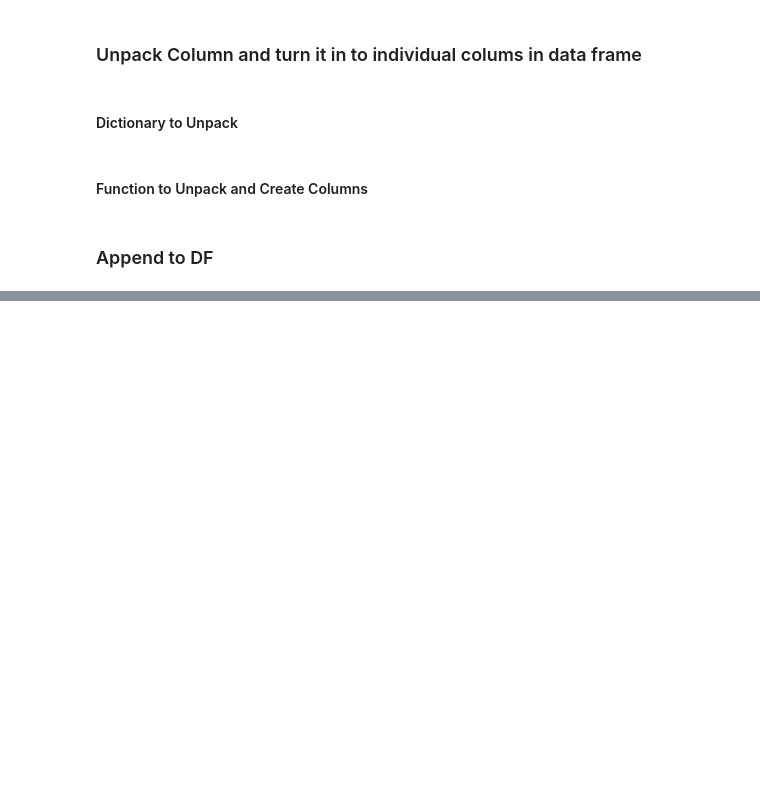
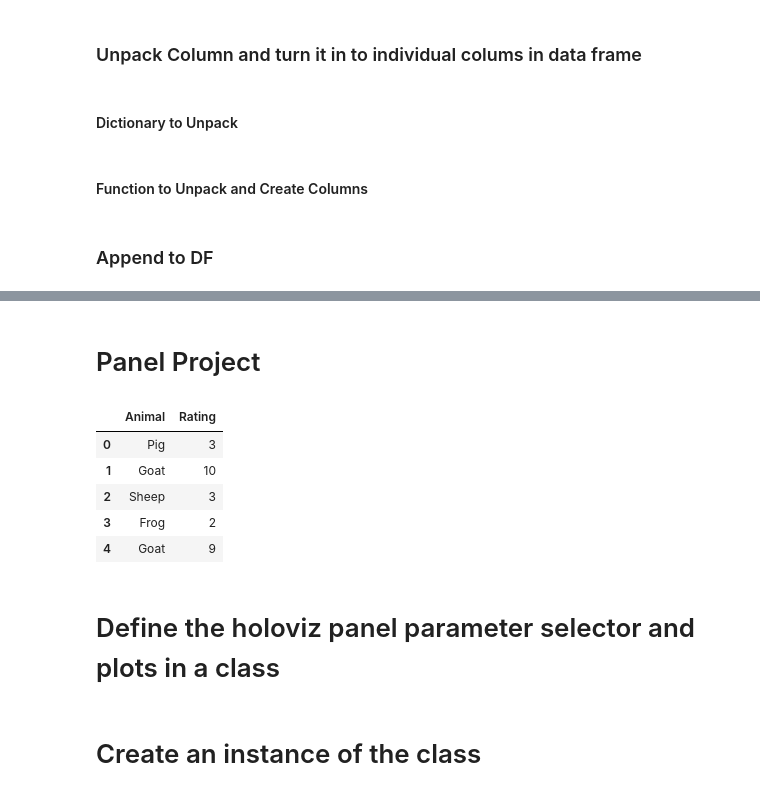
Before and after one commit to CSolitaire/climacell_project, a Jupyter notebook: Climacell API.ipynb, the cells around one changed output, grey strips where cells are left out. Drawn from its saved outputs; the diff is of its cells as text; code cells hidden in the pictures; blank space fills up the shorter version.

```diff
--- a/Climacell API.ipynb
+++ b/Climacell API.ipynb
@@ -273,0 +262,27 @@ df.tail(25)
+# %% [markdown]
+# Panel Project
+# %%
+import pandas as pd
+import param
+import numpy as np
+import matplotlib.pyplot as plt
+import seaborn as sns
+import panel as pn
+import hvplot as hv
+import warnings
+warnings.filterwarnings("ignore")
+
+# create a data set of animal ratings
+df = pd.DataFrame({'Animal':['Pig', 'Goat' ,'Sheep', 'Frog', 'Goat', 'Goat', 'Pig', 'Sheep', 'Octopus'],
+                   'Rating':[3, 10, 3, 2, 9, 10, 4, 1, 1]})
+
+df.head()
+# %% [output]
+|  | Animal | Rating |
+| 0 | Pig | 3 |
+| 1 | Goat | 10 |
+| 2 | Sheep | 3 |
+| 3 | Frog | 2 |
+| 4 | Goat | 9 |
+# %% [markdown]
+# Define the holoviz panel parameter selector and plots in a class
@@ -273,0 +309,2 @@ df.tail(25)
+# %% [markdown]
+# Create an instance of the class
```
Also changed, not shown: parts of 14 cells of this notebook, 1 other file.
